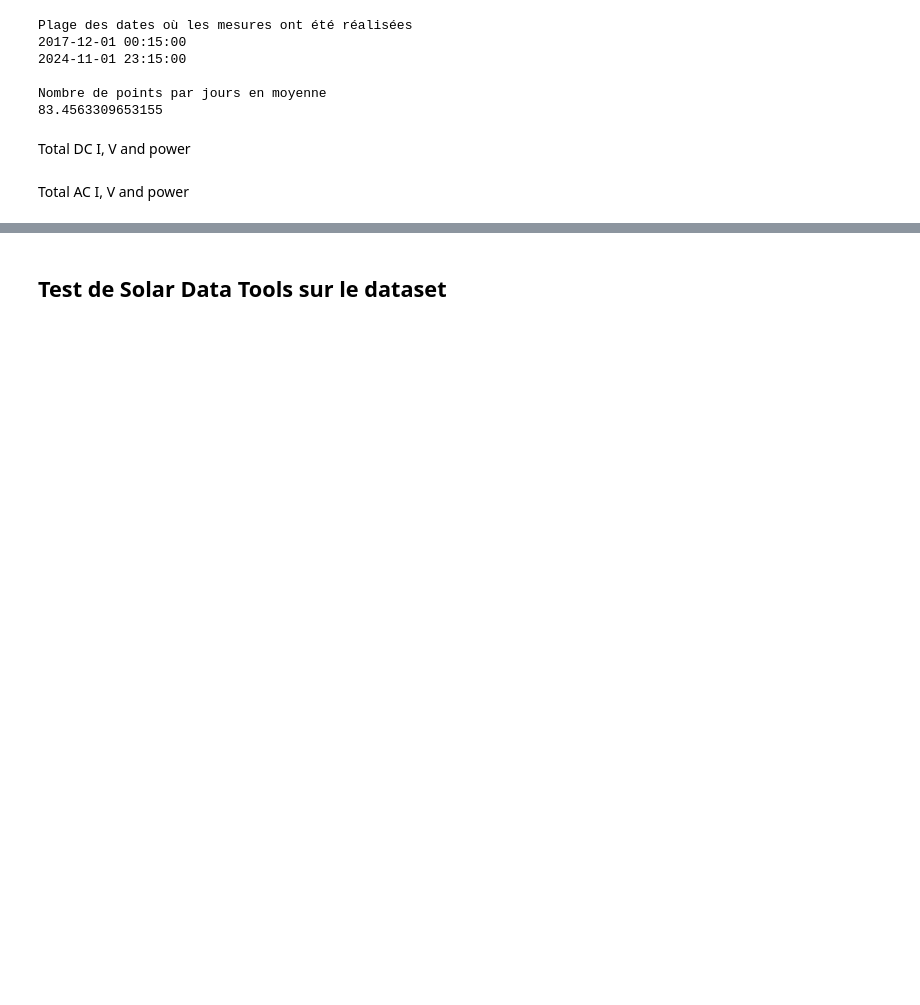
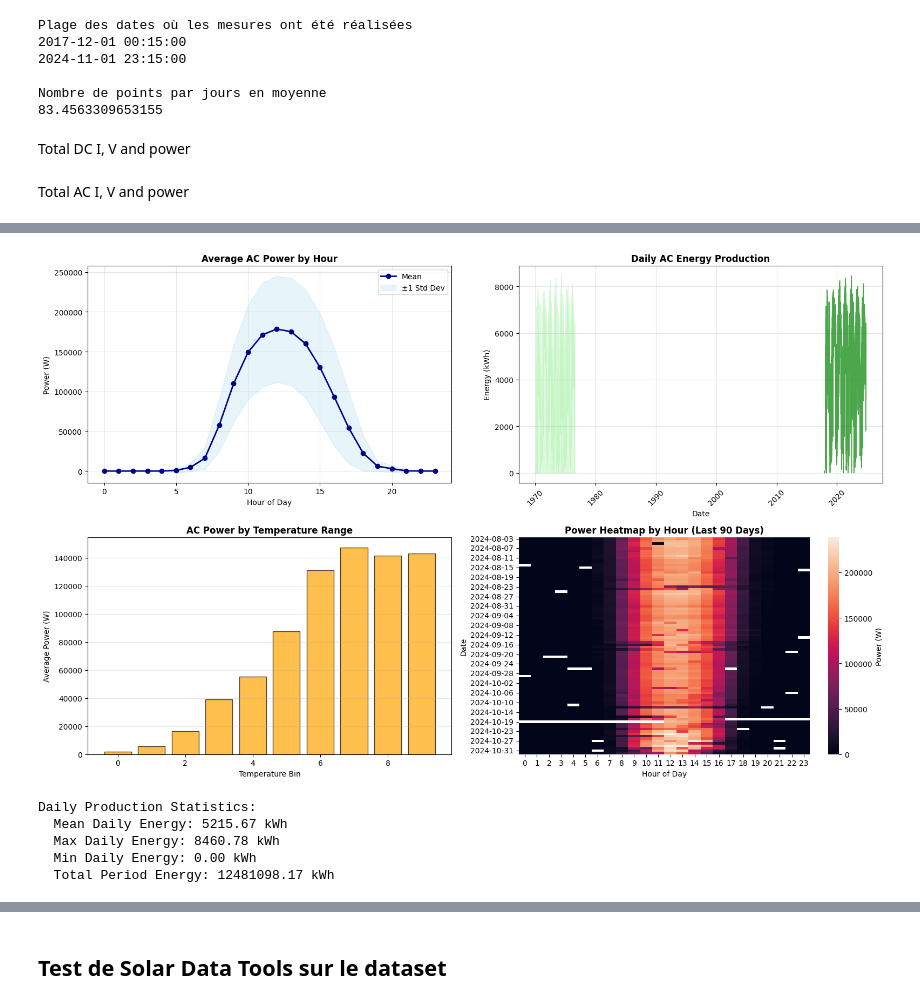
Before and after one commit to Noemiemz/PI2_A5_Shading_Anomaly_Detection, a Jupyter notebook: tests_data_avg.ipynb, the cells around one changed output, grey strips where cells are left out. Cells and saved outputs as stored; diff of their text form; code cells hidden in the pictures; blank space fills up the shorter version.

Commit message:
updates viz + missing values + file export

```diff
--- a/tests_data_avg.ipynb
+++ b/tests_data_avg.ipynb
@@ -170,0 +223,3 @@ dtype: int64
+# %%
+# on va aussi drop inv_05_dc_current pour ne pas créer de problèmes plus tard
+merged = merged.drop("inv_05_dc_current", axis=1)
@@ -199,10 +284,12 @@ merged["P_dc_total"] = (V.values * I.values).sum(axis=1)
 Total AC I, V and power
 # %%
 merged["I_ac_total"] = merged.filter(like="_ac_current").sum(axis=1)
-merged["V_ac_total"] = merged.filter(like="_ac_voltage").mean(axis=1)
+merged["V_ac_avg"]   = merged.filter(like="_ac_voltage").mean(axis=1)
 
-ac_cols = [col for col in merged.columns if 'ac_power' in col]
-merged['P_ac_total'] = merged[ac_cols].sum(axis=1)
+V_ac = merged.filter(like="_ac_voltage")
+I_ac = merged.filter(like="_ac_current")
+
+merged['P_ac_total'] = (V_ac.values * I_ac.values).sum(axis=1)
 merged.head()
 # %% [output]
 |  | measured_on | inv_01_dc_current | inv_01_dc_voltage | inv_01_ac_current | inv_01_ac_voltage | ... |
@@ -225,7 +312,7 @@ cols_of_interest = [
     "V_dc_avg",
     "P_ac_total",
     "I_ac_total",
-    "V_ac_total",
+    "V_ac_avg",
 ]
 
 df = merged[cols_of_interest].copy()
@@ -242,0 +345,62 @@ plt.show()
+# %%
+### 2. Diurnal Pattern Analysis - Hourly and Daily Production
+fig, axes = plt.subplots(2, 2, figsize=(16, 10))
+
+# Prepare time components
+df["date"] = df["measured_on"].dt.date
+df["hour"] = df["measured_on"].dt.hour
+
+# Panel 1: Average AC power by hour
+hourly_power = df.groupby("hour")["P_ac_total"].agg(['mean', 'std'])
+axes[0, 0].plot(hourly_power.index, hourly_power['mean'], marker='o', linewidth=2, color='darkblue', label='Mean')
+axes[0, 0].fill_between(hourly_power.index,
+                        hourly_power['mean'] - hourly_power['std'],
+                        hourly_power['mean'] + hourly_power['std'],
+                        alpha=0.2, color='skyblue', label='±1 Std Dev')
+axes[0, 0].set_title("Average AC Power by Hour", fontsize=12, fontweight='bold')
+axes[0, 0].set_xlabel("Hour of Day")
+axes[0, 0].set_ylabel("Power (W)")
+axes[0, 0].legend()
+axes[0, 0].grid(True, alpha=0.3)
+
+# Panel 2: Daily energy production over time
+daily_energy = df.groupby("date")["P_ac_total"].sum() / 1000  # Convert to kWh
+axes[0, 1].plot(daily_energy.index, daily_energy.values, marker='', linewidth=1, color='green', alpha=0.7)
+axes[0, 1].fill_between(range(len(daily_energy)), daily_energy.values, alpha=0.3, color='lightgreen')
+axes[0, 1].set_title("Daily AC Energy Production", fontsize=12, fontweight='bold')
+axes[0, 1].set_xlabel("Date")
+axes[0, 1].set_ylabel("Energy (kWh)")
+axes[0, 1].tick_params(axis='x', rotation=45)
+axes[0, 1].grid(True, alpha=0.3)
+
+# Panel 3: Average power by temperature
+temp_power = df.groupby(pd.cut(df["ambient_temperature"], bins=10))["P_ac_total"].mean()
+axes[1, 0].bar(range(len(temp_power)), temp_power.values, color='orange', edgecolor='black', alpha=0.7)
+axes[1, 0].set_title("AC Power by Temperature Range", fontsize=12, fontweight='bold')
+axes[1, 0].set_xlabel("Temperature Bin")
+axes[1, 0].set_ylabel("Average Power (W)")
+axes[1, 0].grid(True, alpha=0.3, axis='y')
+
+# Panel 4: Heatmap of power by hour and date (sample of data to avoid too large plot)
+df_sample = df[df['date'] >= df['date'].max() - pd.Timedelta(days=90)]  # Last 90 days
+pivot_power = df_sample.pivot_table(values='P_ac_total', index='date', columns='hour', aggfunc='mean')
+sns.heatmap(pivot_power, ax=axes[1, 1], cbar_kws={'label': 'Power (W)'})
+axes[1, 1].set_title("Power Heatmap by Hour (Last 90 Days)", fontsize=12, fontweight='bold')
+axes[1, 1].set_ylabel("Date")
+axes[1, 1].set_xlabel("Hour of Day")
+
+plt.tight_layout()
+plt.show()
+
+print(f"\nDaily Production Statistics:")
+print(f"  Mean Daily Energy: {daily_energy.mean():.2f} kWh")
+print(f"  Max Daily Energy: {daily_energy.max():.2f} kWh")
+print(f"  Min Daily Energy: {daily_energy.min():.2f} kWh")
+print(f"  Total Period Energy: {daily_energy.sum():.2f} kWh")
+# %% [output]
+[figure, added]
+Daily Production Statistics:
+  Mean Daily Energy: 5215.67 kWh
+  Max Daily Energy: 8460.78 kWh
+  Min Daily Energy: 0.00 kWh
+  Total Period Energy: 12481098.17 kWh
```
Also changed, not shown: parts of 20 cells of this notebook, 1 other file.
